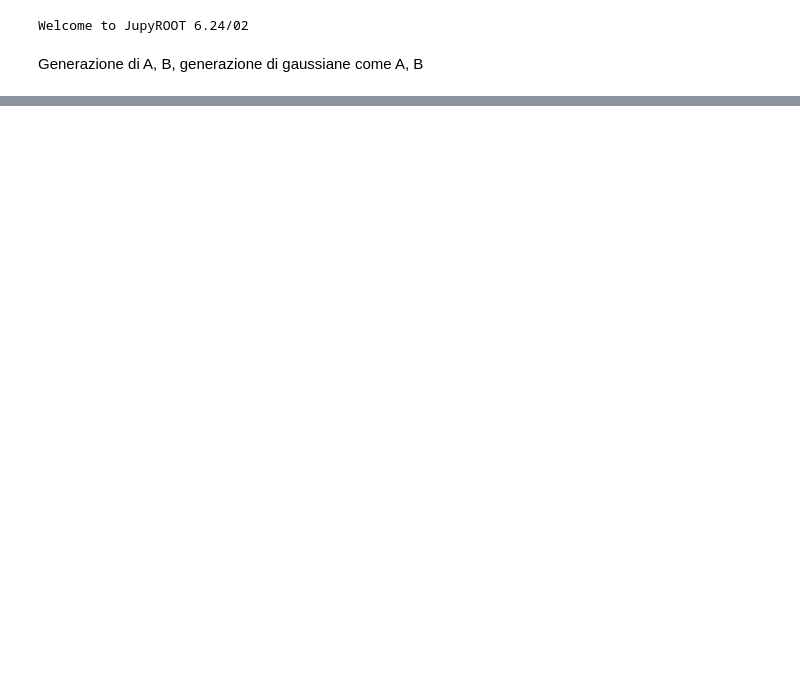
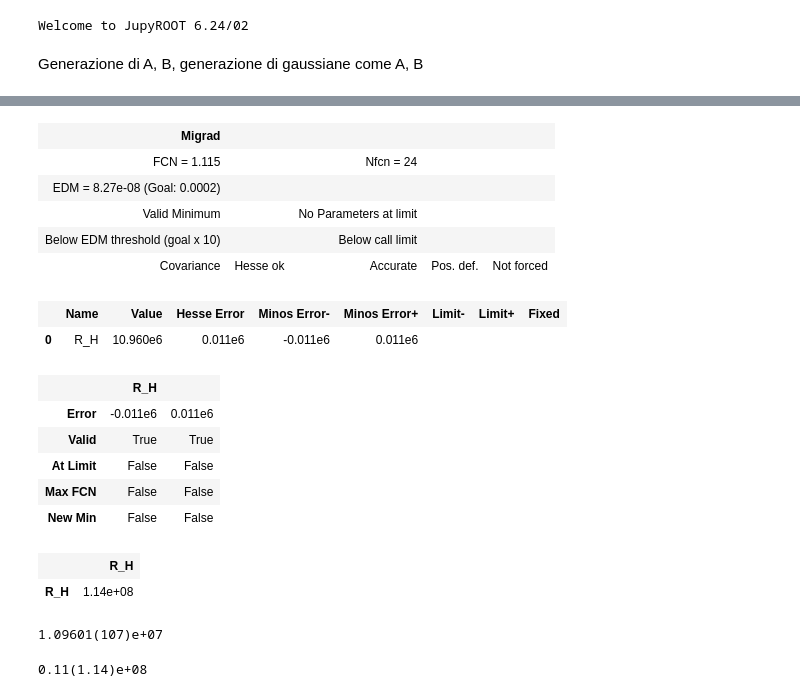
Before and after one commit to mattiasotgia/E6_sim_prism, a Jupyter notebook: figures_and_tests/gaus_compAB.ipynb, the cells around one changed output, grey strips where cells are left out. Drawn from its saved outputs; the diff is of its cells as text; code cells hidden in the pictures; blank space fills up the shorter version.

```diff
--- a/figures_and_tests/gaus_compAB.ipynb
+++ b/figures_and_tests/gaus_compAB.ipynb
@@ -131,0 +168,7 @@ n = 2, m = 6: R_H = 1.09516(166)e+07
+# %%
+def fcn(R_H):
+    fcn = 0.0
+    for i, RH_i in enumerate(μ_RH_m):
+        for j, RH_j in enumerate(μ_RH_m):
+            fcn += (RH_i - R_H) * V_RH_m_inv[i,j] * (RH_j - R_H)
+    return fcn
@@ -131,0 +178,21 @@ n = 2, m = 6: R_H = 1.09516(166)e+07
+# %%
+m1 = Minuit(fcn, R_H=10e7)
+m1.migrad()
+m1.minos()
+# %% [output]
+| Migrad |  |  |  |  |
+| FCN = 1.115 |  | Nfcn = 24 |  |  |
+| EDM = 8.27e-08 (Goal: 0.0002) |  |  |  |  |
+| Valid Minimum |  | No Parameters at limit |  |  |
+| Below EDM threshold (goal x 10) |  | Below call limit |  |  |
+| Covariance | Hesse ok | Accurate | Pos. def. | Not forced |
+|  | Name | Value | Hesse Error | Minos Error- | Minos Error+ | Limit- | Limit+ | Fixed |
+| 0 | R_H | 10.960e6 | 0.011e6 | -0.011e6 | 0.011e6 |  |  |  |
+|  | R_H |  |
+| Error | -0.011e6 | 0.011e6 |
+| Valid | True | True |
+| At Limit | False | False |
+| Max FCN | False | False |
+| New Min | False | False |
+|  | R_H |
+| R_H | 1.14e+08 |
@@ -131,0 +202,4 @@ n = 2, m = 6: R_H = 1.09516(166)e+07
+# %%
+print(f'{ufloat(μ_RH, σ_RH):.3uS}')
+# %% [output]
+1.09601(107)e+07
@@ -131,0 +209,4 @@ n = 2, m = 6: R_H = 1.09516(166)e+07
+# %%
+print(f'{ufloat(μ_RH_gls_lag, σ_RH_gls_lag):.3uS}')
+# %% [output]
+0.11(1.14)e+08
```
Also changed, not shown: parts of 7 cells of this notebook, 4 other files.
